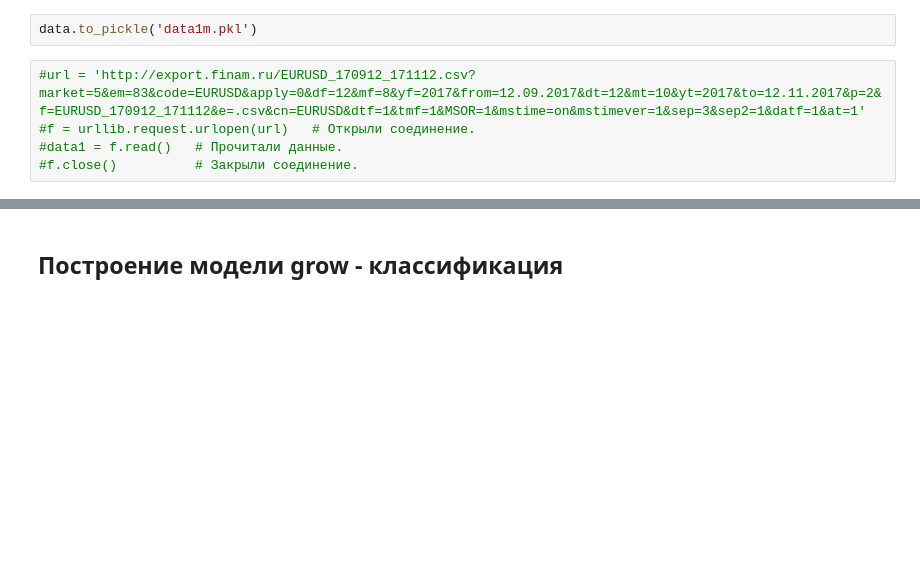
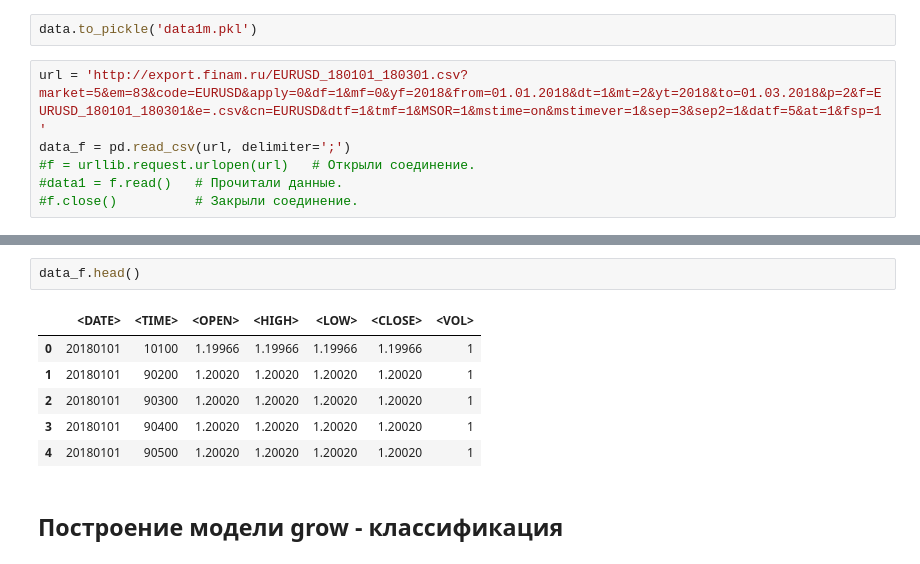
Before and after one commit to isolyakin/test_fx, a Jupyter notebook: Forex-xgb.ipynb, the cells around one changed output, grey strips where cells are left out. Drawn from its saved outputs; the diff is of its cells as text; blank space fills up the shorter version.

```diff
--- a/Forex-xgb.ipynb
+++ b/Forex-xgb.ipynb
@@ -151,7 +146,8 @@ data.to_excel('data_1m.xlsx')
 # %%
 data.to_pickle('data1m.pkl')
 # %%
-#url = 'http://export.finam.ru/EURUSD_170912_171112.csv?market=5&em=83&code=EURUSD&apply=0&df=12&mf=8&yf=2017&from=12.09.2017&dt=12&mt=10&yt=2017&to=12.11.2017&p=2&f=EURUSD_170912_171112&e=.csv&cn=EURUSD&dtf=1&tmf=1&MSOR=1&mstime=on&mstimever=1&sep=3&sep2=1&datf=1&at=1'
+url = 'http://export.finam.ru/EURUSD_180101_180301.csv?market=5&em=83&code=EURUSD&apply=0&df=1&mf=0&yf=2018&from=01.01.2018&dt=1&mt=2&yt=2018&to=01.03.2018&p=2&f=EURUSD_180101_180301&e=.csv&cn=EURUSD&dtf=1&tmf=1&MSOR=1&mstime=on&mstimever=1&sep=3&sep2=1&datf=5&at=1&fsp=1'
+data_f = pd.read_csv(url, delimiter=';')
 #f = urllib.request.urlopen(url)   # Открыли соединение.
 #data1 = f.read()   # Прочитали данные.
 #f.close()          # Закрыли соединение.
@@ -158,3 +169,12 @@ data.to_pickle('data1m.pkl')
+# %%
+data_f.head()
+# %% [output]
+|  | <DATE> | <TIME> | <OPEN> | <HIGH> | <LOW> | <CLOSE> | <VOL> |
+| 0 | 20180101 | 10100 | 1.19966 | 1.19966 | 1.19966 | 1.19966 | 1 |
+| 1 | 20180101 | 90200 | 1.20020 | 1.20020 | 1.20020 | 1.20020 | 1 |
+| 2 | 20180101 | 90300 | 1.20020 | 1.20020 | 1.20020 | 1.20020 | 1 |
+| 3 | 20180101 | 90400 | 1.20020 | 1.20020 | 1.20020 | 1.20020 | 1 |
+| 4 | 20180101 | 90500 | 1.20020 | 1.20020 | 1.20020 | 1.20020 | 1 |
 # %% [markdown]
 ## Построение модели grow - классификация
 # %%
```
Also changed, not shown: parts of 13 cells of this notebook, 5 other files.
